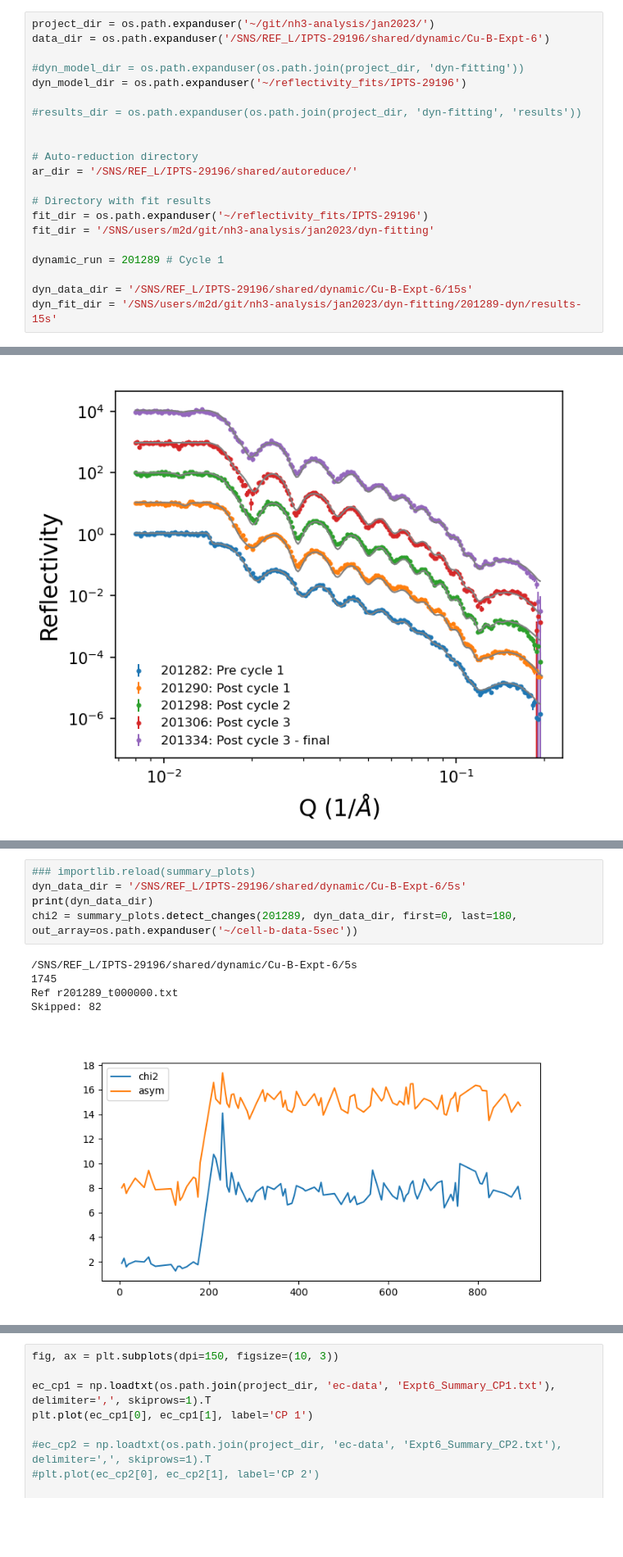
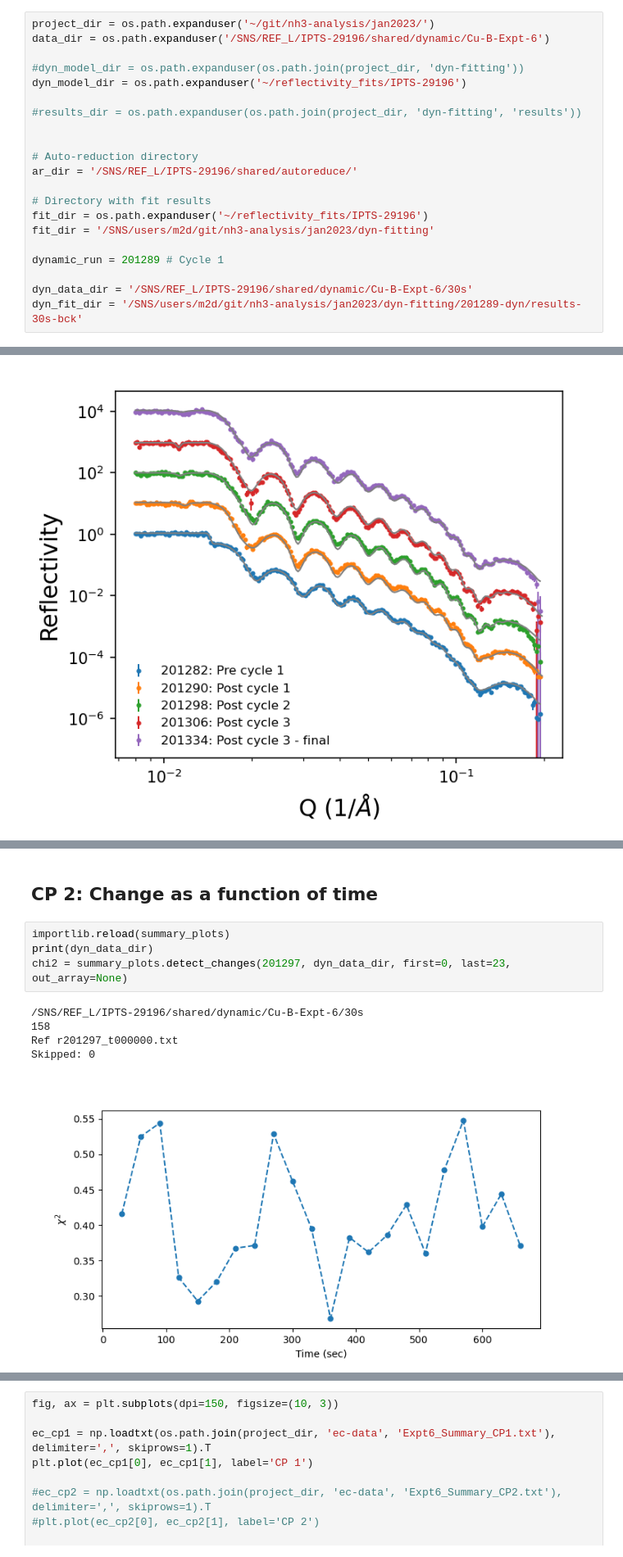
Before and after one commit to mdoucet/nh3-analysis, a Jupyter notebook: jan2023/notebooks/summary-Cu-B.ipynb, the cells around one changed output, grey strips where cells are left out. Shown at 82% size. Cells and saved outputs as stored; diff of their text form; blank space fills up the shorter version.

```diff
--- a/jan2023/notebooks/summary-Cu-B.ipynb
+++ b/jan2023/notebooks/summary-Cu-B.ipynb
@@ -58,8 +52,8 @@ fit_dir = '/SNS/users/m2d/git/nh3-analysis/jan2023/dyn-fitting'
 
 dynamic_run = 201289 # Cycle 1
 
-dyn_data_dir = '/SNS/REF_L/IPTS-29196/shared/dynamic/Cu-B-Expt-6/15s'
-dyn_fit_dir = '/SNS/users/m2d/git/nh3-analysis/jan2023/dyn-fitting/201289-dyn/results-15s'
+dyn_data_dir = '/SNS/REF_L/IPTS-29196/shared/dynamic/Cu-B-Expt-6/30s'
+dyn_fit_dir = '/SNS/users/m2d/git/nh3-analysis/jan2023/dyn-fitting/201289-dyn/results-30s-bck'
 # %% [markdown]
 ## Summary of 60 Hz data
 # %%
@@ -150,11 +139,12 @@ Looking for: /SNS/users/m2d/git/nh3-analysis/jan2023/dyn-fitting/201289-dyn/resu
+# %% [markdown]
+## CP 2: Change as a function of time
 # %%
-### importlib.reload(summary_plots)
-dyn_data_dir = '/SNS/REF_L/IPTS-29196/shared/dynamic/Cu-B-Expt-6/5s'
+importlib.reload(summary_plots)
 print(dyn_data_dir)
-chi2 = summary_plots.detect_changes(201289, dyn_data_dir, first=0, last=180, out_array=os.path.expanduser('~/cell-b-data-5sec'))
+chi2 = summary_plots.detect_changes(201297, dyn_data_dir, first=0, last=23, out_array=None)
 # %% [output]
-/SNS/REF_L/IPTS-29196/shared/dynamic/Cu-B-Expt-6/5s
-1745
-Ref r201289_t000000.txt
-Skipped: 82
+/SNS/REF_L/IPTS-29196/shared/dynamic/Cu-B-Expt-6/30s
+158
+Ref r201297_t000000.txt
+Skipped: 0
-[figure, old version]
+[figure, new version]
```
Also changed, not shown: parts of 10 cells of this notebook, 2 other files.
